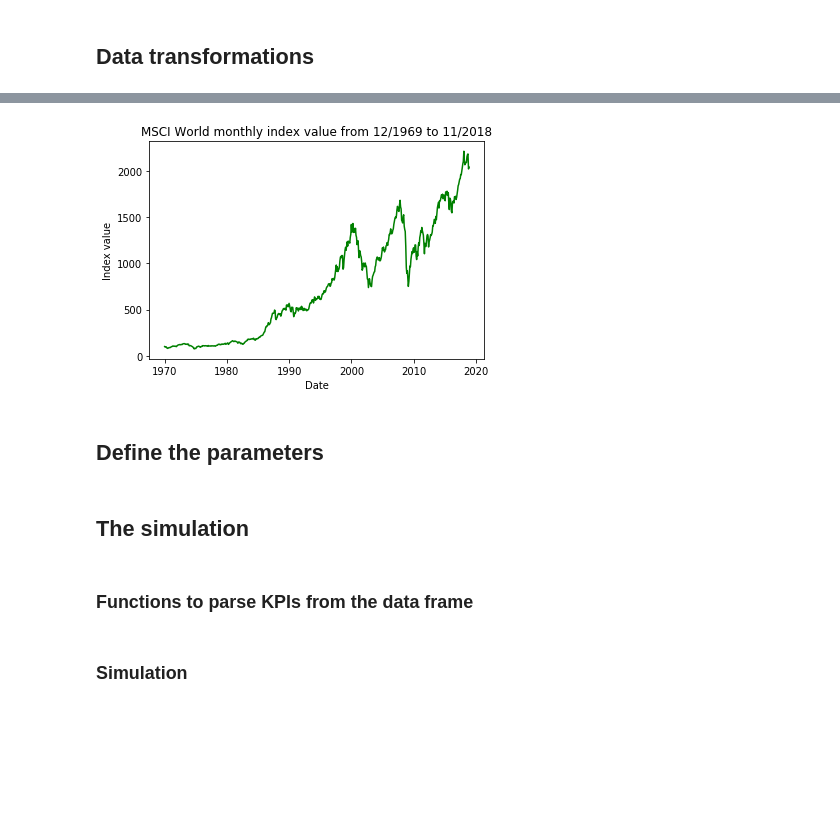
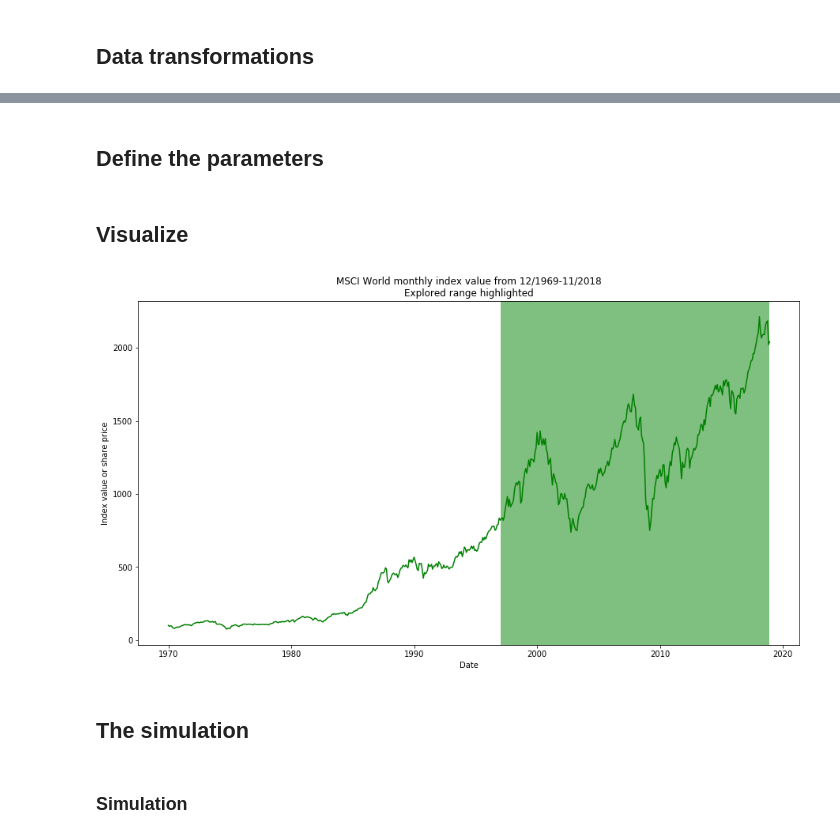
Before and after one commit to mikaelahonen/economical-cycle-timing, a Jupyter notebook: notebook-analysis.ipynb, the cells around one changed output, grey strips where cells are left out. Saved outputs shown, nothing was run; the diff lists cells and outputs as text; code cells hidden in the pictures; blank space fills up the shorter version.

Commit message:
Area chart, absolute profit.

```diff
--- a/notebook-analysis.ipynb
+++ b/notebook-analysis.ipynb
@@ -58,11 +72,3 @@ display(df_tf.head())
-# %%
-plt.plot(df_tf["date"], df_tf["value"], color="green")
-plt.title("MSCI World monthly index value from 12/1969 to 11/2018")
-plt.ylabel("Index value")
-plt.xlabel("Date")
-plt.show()
-# %% [output]
-[figure, removed]
 # %% [markdown]
 ## Define the parameters
 # %%
@@ -86,4 +89,41 @@ months = range(1, 13)
+# %% [markdown]
+## Visualize
+# %%
+from datetime import date
+
+y_margin = 500
+value_max = df_tf["price"].max() + y_margin
+value_min = 0 - y_margin/2
+
+#First ordinal in datetime system
+ord_0 = date(1, 1, 1).toordinal()
+
+#Dates
+x_min = date(first_year, 1, 1).toordinal() - ord_0
+x_max = df_tf['date'].max().toordinal() - ord_0
+x_days = x_max - x_min
+
+#Initialie plot
+fig, ax = plt.subplots(figsize=(15,8))
+
+#Draw value line
+ax.plot(df_tf["date"], df_tf["price"], color="green")
+
+#Titles and labels
+plt.title("MSCI World monthly index value from 12/1969-11/2018\nExplored range highlighted")
+plt.ylabel("Index value or share price")
+plt.xlabel("Date")
+
+#Highlight explored range
+highlights = []
+rect_1 = Rectangle((x_min, value_min), x_days, value_max)
+highlights.append(rect_1)
+pc = PatchCollection(highlights, facecolor='green', alpha=0.5, edgecolor=None)
+ax.add_collection(pc)
+
+#Show
+plt.show()
+# %% [output]
+[figure, added]
 # %% [markdown]
 ## The simulation
-# %% [markdown]
-### Functions to parse KPIs from the data frame
```
Also changed, not shown: parts of 15 cells of this notebook, 1 other file.
